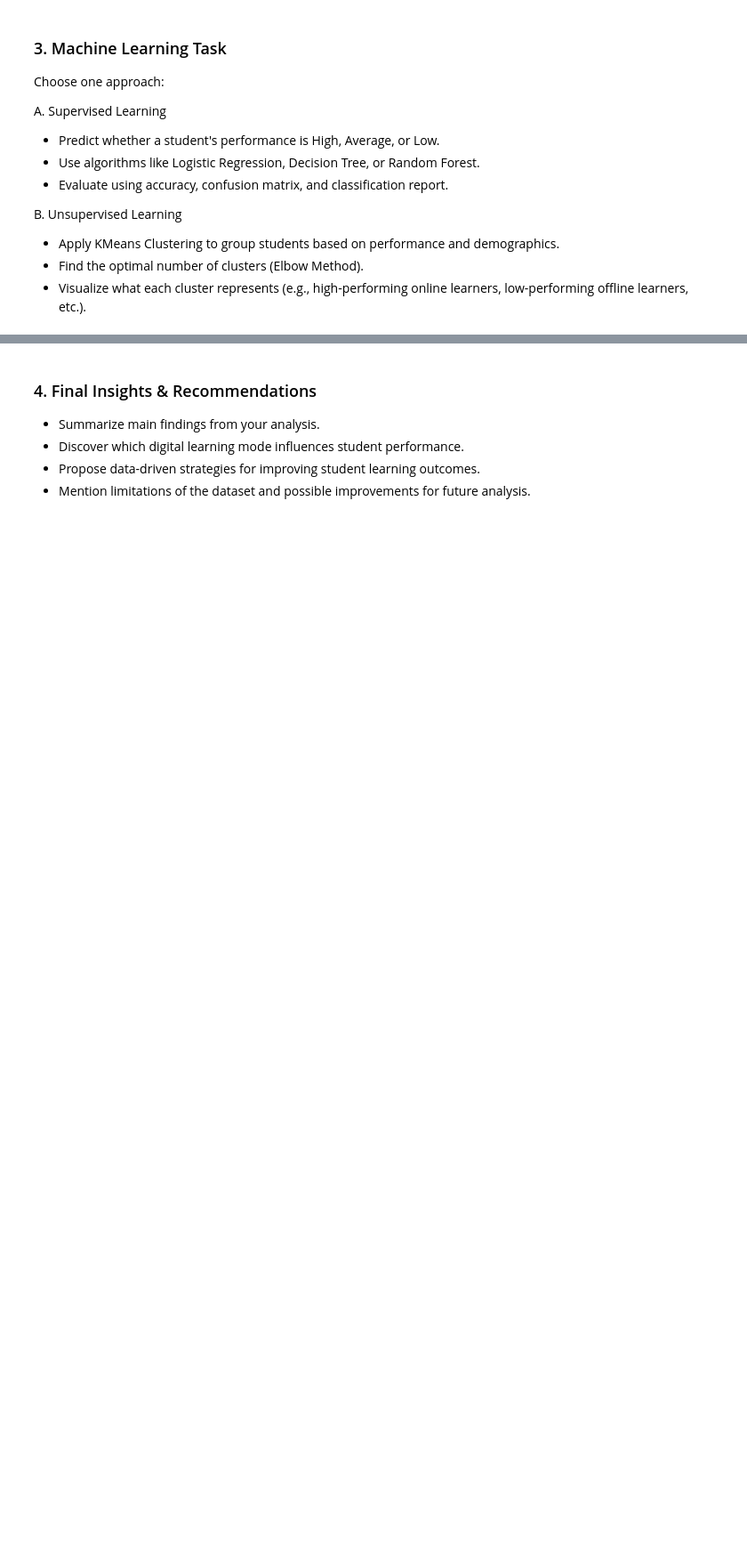
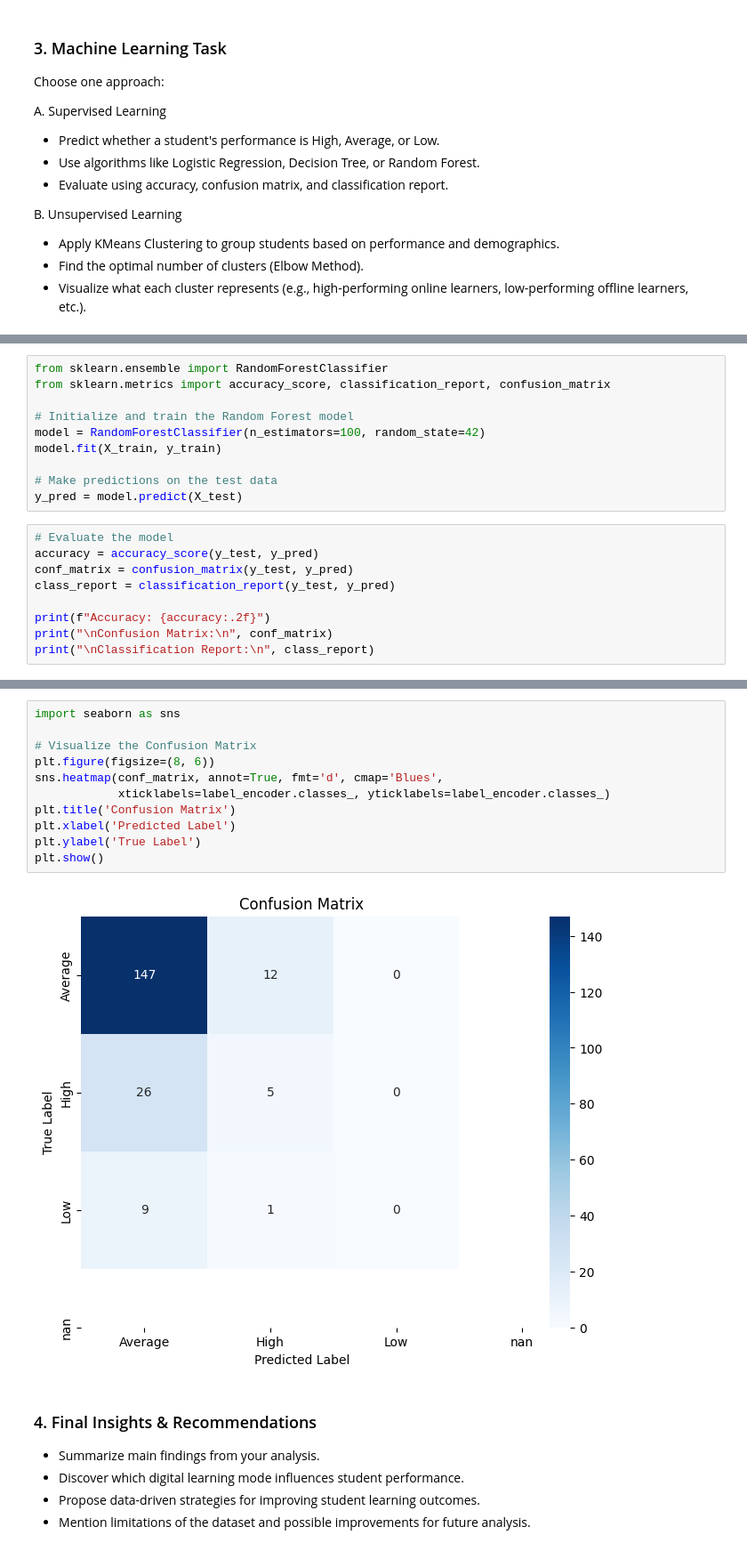
Before and after one commit to emadadnan000/SMIT-AI-DS, a Jupyter notebook: Project/Monthly Test October.ipynb, the cells around one changed output, grey strips where cells are left out. Shown at 89% size. Saved outputs shown, nothing was run; the diff lists cells and outputs as text; blank space fills up the shorter version.

```diff
--- a/Project/Monthly Test October.ipynb
+++ b/Project/Monthly Test October.ipynb
@@ -253,0 +275,19 @@ It's important to note that correlation does not equal exact cause, but these fe
+# %%
+from sklearn.ensemble import RandomForestClassifier
+from sklearn.metrics import accuracy_score, classification_report, confusion_matrix
+
+# Initialize and train the Random Forest model
+model = RandomForestClassifier(n_estimators=100, random_state=42)
+model.fit(X_train, y_train)
+
+# Make predictions on the test data
+y_pred = model.predict(X_test)
+# %%
+# Evaluate the model
+accuracy = accuracy_score(y_test, y_pred)
+conf_matrix = confusion_matrix(y_test, y_pred)
+class_report = classification_report(y_test, y_pred)
+
+print(f"Accuracy: {accuracy:.2f}")
+print("\nConfusion Matrix:\n", conf_matrix)
+print("\nClassification Report:\n", class_report)
@@ -254,3 +312,16 @@ It's important to note that correlation does not equal exact cause, but these fe
+# %%
+import seaborn as sns
+
+# Visualize the Confusion Matrix
+plt.figure(figsize=(8, 6))
+sns.heatmap(conf_matrix, annot=True, fmt='d', cmap='Blues',
+            xticklabels=label_encoder.classes_, yticklabels=label_encoder.classes_)
+plt.title('Confusion Matrix')
+plt.xlabel('Predicted Label')
+plt.ylabel('True Label')
+plt.show()
+# %% [output]
+[figure, added]
 # %% [markdown]
 ### 4. Final Insights & Recommendations
 - Summarize main findings from your analysis.
```
Also changed, not shown: parts of 7 cells of this notebook.
